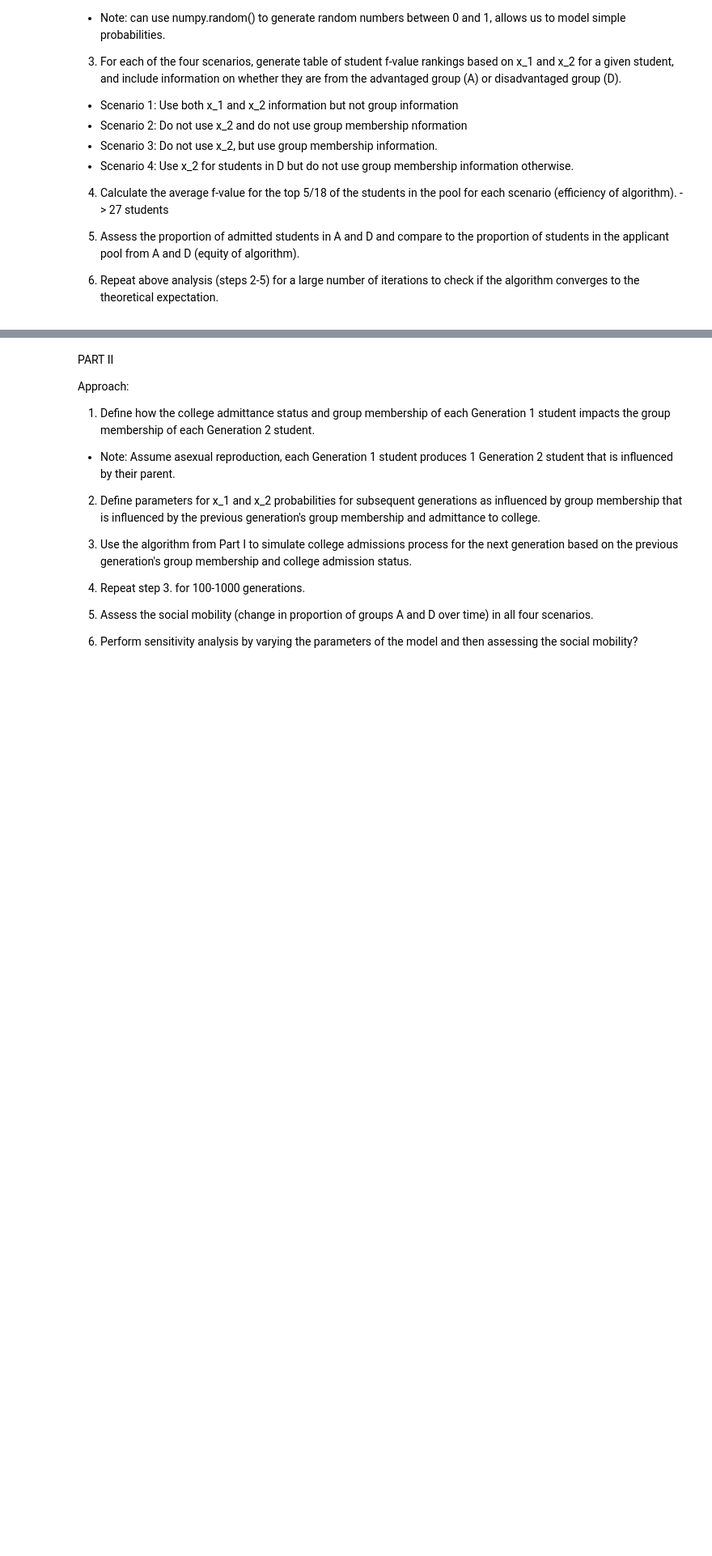
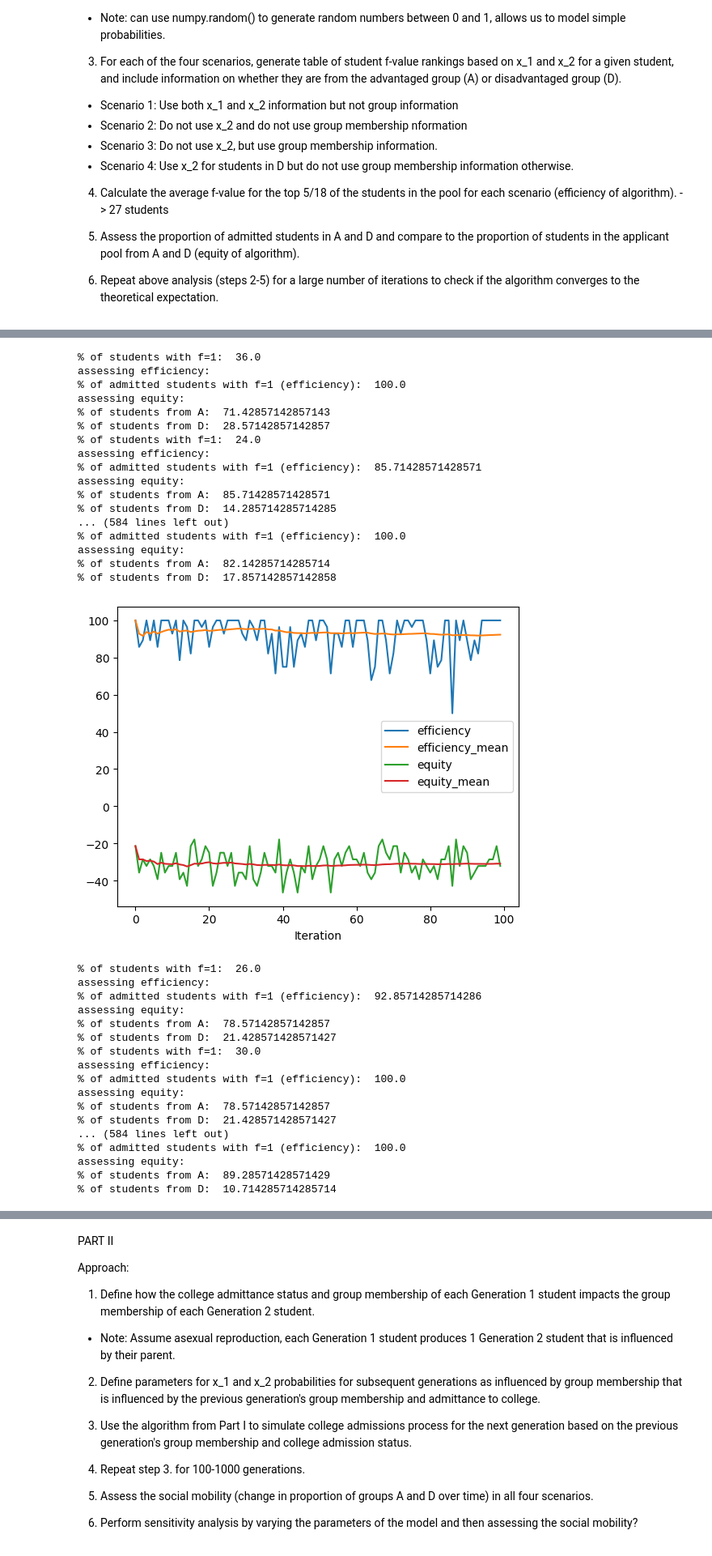
Before and after one commit to xav1002/DCDS_500_Project_1_LM_YX_VX, a Jupyter notebook: main.ipynb, the cells around one changed output, grey strips where cells are left out. Shown at 81% size. Cells and saved outputs as stored; diff of their text form; code cells hidden in the pictures; blank space fills up the shorter version.

Commit message:
iterations on Part I

```diff
--- a/main.ipynb
+++ b/main.ipynb
@@ -59,10 +35,0 @@ for x in range(0,50):
-# %%
-x_1 = a_x1 + d_x1
-x_2 = a_x2 + d_x2
-g = ['A' for x in range(0,50)] + ['B' for x in range(0,50)]
-f = []
-
-
-students_df = pd.DataFrame({"x_1":x_1,
-                            "x_2":x_2,
-                            "g":g })
@@ -112,0 +106,60 @@ students_df
+# %%
+scenarios = ['base','','','']
+
+for scenario in scenarios:
+    efficiency = []
+    efficiency_mean = []
+    equity = []
+    equity_mean = []
+    gen = range(100)
+
+    for x in gen:
+        res = run_admission_iter()
+        efficiency.append(res['efficiency'])
+        efficiency_mean.append(np.mean(efficiency))
+        equity.append(res['equity'])
+        equity_mean.append(np.mean(equity))
+
+    plt.plot(gen,efficiency,label="efficiency")
+    plt.plot(gen,efficiency_mean,label="efficiency_mean")
+    plt.plot(gen,equity,label="equity")
+    plt.plot(gen,equity_mean,label="equity_mean")
+    plt.xlabel("Iteration")
+    plt.legend()
+    plt.show()
+# %% [output]
+% of students with f=1:  36.0
+assessing efficiency:
+% of admitted students with f=1 (efficiency):  100.0
+assessing equity:
+% of students from A:  71.42857142857143
+% of students from D:  28.57142857142857
+% of students with f=1:  24.0
+assessing efficiency:
+% of admitted students with f=1 (efficiency):  85.71428571428571
+assessing equity:
+% of students from A:  85.71428571428571
+% of students from D:  14.285714285714285
+... (584 lines left out)
+% of admitted students with f=1 (efficiency):  100.0
+assessing equity:
+% of students from A:  82.14285714285714
+% of students from D:  17.857142857142858
+[figure, added]
+% of students with f=1:  26.0
+assessing efficiency:
+% of admitted students with f=1 (efficiency):  92.85714285714286
+assessing equity:
+% of students from A:  78.57142857142857
+% of students from D:  21.428571428571427
+% of students with f=1:  30.0
+assessing efficiency:
+% of admitted students with f=1 (efficiency):  100.0
+assessing equity:
+% of students from A:  78.57142857142857
+% of students from D:  21.428571428571427
+... (584 lines left out)
+% of admitted students with f=1 (efficiency):  100.0
+assessing equity:
+% of students from A:  89.28571428571429
+% of students from D:  10.714285714285714
```
Also changed, not shown: parts of 8 cells of this notebook.
